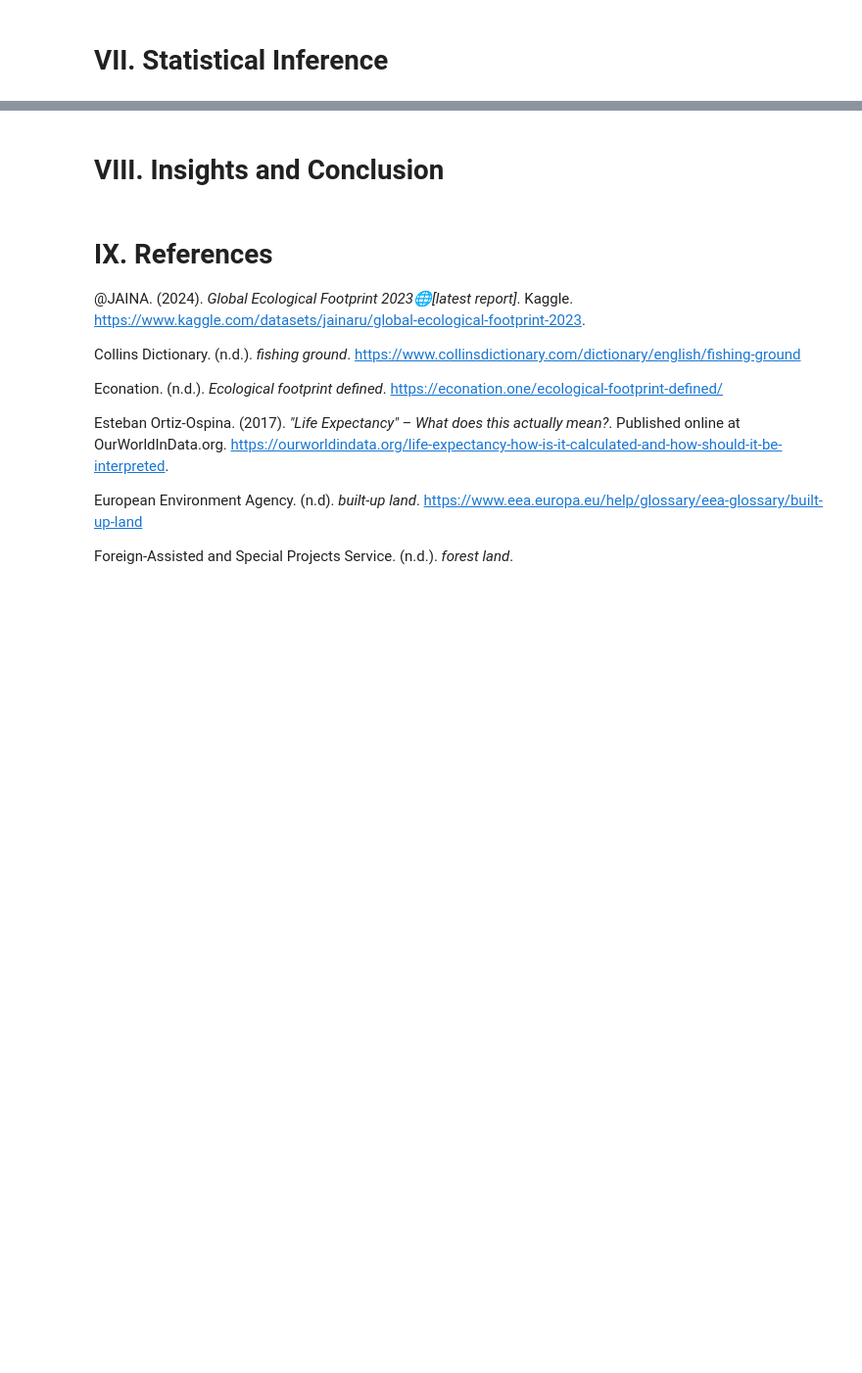
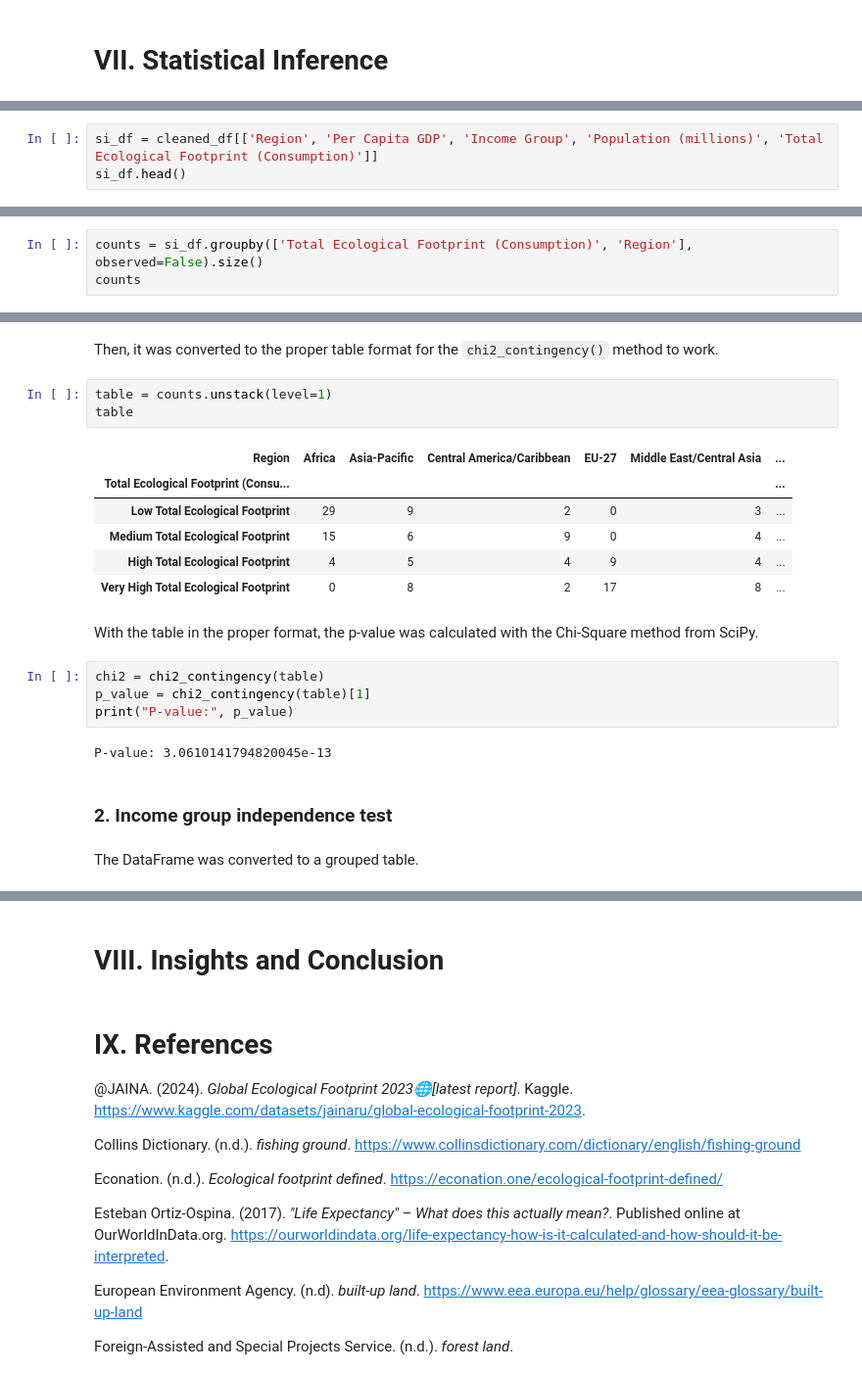
Before and after one commit to jayylmao/CSMODEL, a Jupyter notebook: CSMODEL-Case-Study-Project.ipynb, the cells around one changed output, grey strips where cells are left out. Shown at 98% size. Cells and saved outputs as stored; diff of their text form; blank space fills up the shorter version.

Commit message:
feat: add tests of independence

```diff
--- a/CSMODEL-Case-Study-Project.ipynb
+++ b/CSMODEL-Case-Study-Project.ipynb
@@ -896,0 +770,3 @@ P-value:  4.69e-31
+# %%
+si_df = cleaned_df[['Region', 'Per Capita GDP', 'Income Group', 'Population (millions)', 'Total Ecological Footprint (Consumption)']]
+si_df.head()
@@ -896,0 +788,3 @@ P-value:  4.69e-31
+# %%
+counts = si_df.groupby(['Total Ecological Footprint (Consumption)', 'Region'], observed=False).size()
+counts
@@ -896,0 +809,24 @@ P-value:  4.69e-31
+# %% [markdown]
+Then, it was converted to the proper table format for the `chi2_contingency()` method to work.
+# %%
+table = counts.unstack(level=1)
+table
+# %% [output]
+| Region | Africa | Asia-Pacific | Central America/Caribbean | EU-27 | Middle East/Central Asia | ... |
+| Total Ecological Footprint (Consu... |  |  |  |  |  | ... |
+| Low Total Ecological Footprint | 29 | 9 | 2 | 0 | 3 | ... |
+| Medium Total Ecological Footprint | 15 | 6 | 9 | 0 | 4 | ... |
+| High Total Ecological Footprint | 4 | 5 | 4 | 9 | 4 | ... |
+| Very High Total Ecological Footprint | 0 | 8 | 2 | 17 | 8 | ... |
+# %% [markdown]
+With the table in the proper format, the p-value was calculated with the Chi-Square method from SciPy.
+# %%
+chi2 = chi2_contingency(table)
+p_value = chi2_contingency(table)[1]
+print("P-value:", p_value)
+# %% [output]
+P-value: 3.0610141794820045e-13
+# %% [markdown]
+### 2. Income group independence test
+# %% [markdown]
+The DataFrame was converted to a grouped table.
```
Also changed, not shown: parts of 53 cells of this notebook.
